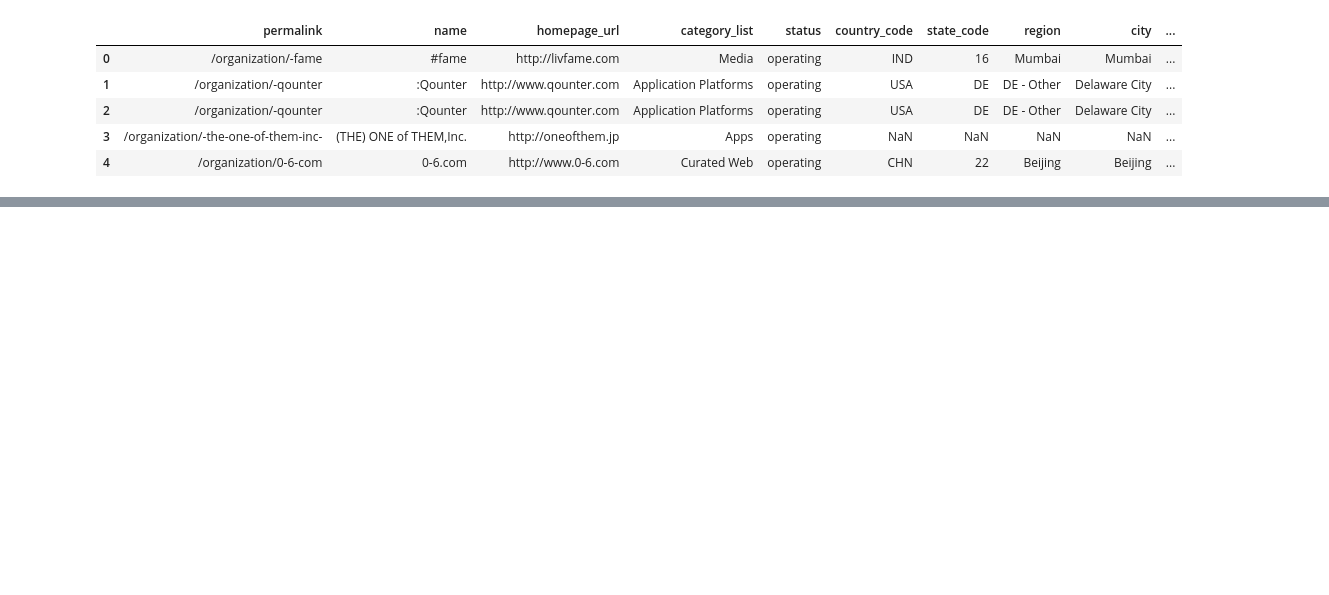
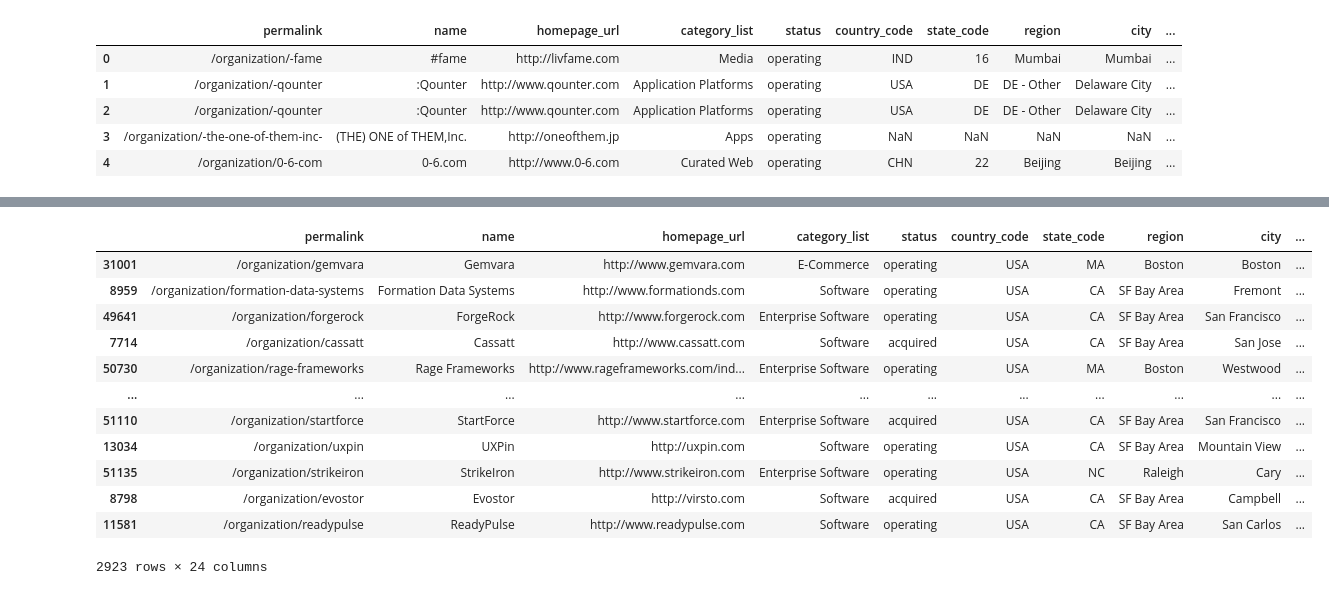
Before and after one commit to mrmankeshraj/PG_Diploma_in_Machine_Learning_and_AI, a Jupyter notebook: Course 2 - Statistics Essentials/Investment Assignment/Investment Assignment Solution.ipynb, the cells around one changed output, grey strips where cells are left out. Cells and saved outputs as stored; diff of their text form; code cells hidden in the pictures; blank space fills up the shorter version.

```diff
--- a/Course 2 - Statistics Essentials/Investment Assignment/Investment Assignment Solution.ipynb
+++ b/Course 2 - Statistics Essentials/Investment Assignment/Investment Assignment Solution.ipynb
@@ -350,0 +321,3 @@ mapping.loc[]
+# %%
+c1 = df_final.loc[(df_final["country_code"] == "USA") & (df_final["funding_round_type"] == "venture") & (df_final["raised_amount_usd"].between(5000000, 15000000))]
+c1["raised_amount_usd"].sum()
@@ -350,0 +336,10 @@ mapping.loc[]
+# %%
+c1_sec1 = c1.loc[c1["Automotive & Sports"]==1]
+c1_sec2 = c1.loc[c1["Cleantech / Semiconductors"]==1]
+c1_sec3 = c1.loc[c1["Entertainment"]==1]
+c1_sec4 = c1.loc[c1["Health"]==1]
+c1_sec5 = c1.loc[c1["Manufacturing"]==1]
+c1_sec6 = c1.loc[c1["News, Search and Messaging"]==1]
+c1_sec7 = c1.loc[c1["Others"]==1]
+c1_sec8 = c1.loc[c1["Social, Finance, Analytics, Advertising"]==1]
+c1_sec7.count()
@@ -350,0 +420,16 @@ mapping.loc[]
+# %%
+c1_sec7.sort_values(by=(["raised_amount_usd"]), ascending=False)
+# %% [output]
+|  | permalink | name | homepage_url | category_list | status | country_code | state_code | region | city | ... |
+| 31001 | /organization/gemvara | Gemvara | http://www.gemvara.com | E-Commerce | operating | USA | MA | Boston | Boston | ... |
+| 8959 | /organization/formation-data-systems | Formation Data Systems | http://www.formationds.com | Software | operating | USA | CA | SF Bay Area | Fremont | ... |
+| 49641 | /organization/forgerock | ForgeRock | http://www.forgerock.com | Enterprise Software | operating | USA | CA | SF Bay Area | San Francisco | ... |
+| 7714 | /organization/cassatt | Cassatt | http://www.cassatt.com | Software | acquired | USA | CA | SF Bay Area | San Jose | ... |
+| 50730 | /organization/rage-frameworks | Rage Frameworks | http://www.rageframeworks.com/ind... | Enterprise Software | operating | USA | MA | Boston | Westwood | ... |
+| ... | ... | ... | ... | ... | ... | ... | ... | ... | ... | ... |
+| 51110 | /organization/startforce | StartForce | http://www.startforce.com | Enterprise Software | acquired | USA | CA | SF Bay Area | San Francisco | ... |
+| 13034 | /organization/uxpin | UXPin | http://uxpin.com | Software | operating | USA | CA | SF Bay Area | Mountain View | ... |
+| 51135 | /organization/strikeiron | StrikeIron | http://www.strikeiron.com | Enterprise Software | operating | USA | NC | Raleigh | Cary | ... |
+| 8798 | /organization/evostor | Evostor | http://virsto.com | Software | acquired | USA | CA | SF Bay Area | Campbell | ... |
+| 11581 | /organization/readypulse | ReadyPulse | http://www.readypulse.com | Software | operating | USA | CA | SF Bay Area | San Carlos | ... |
+2923 rows × 24 columns
```
Also changed, not shown: parts of 49 cells of this notebook, 1 other file.
